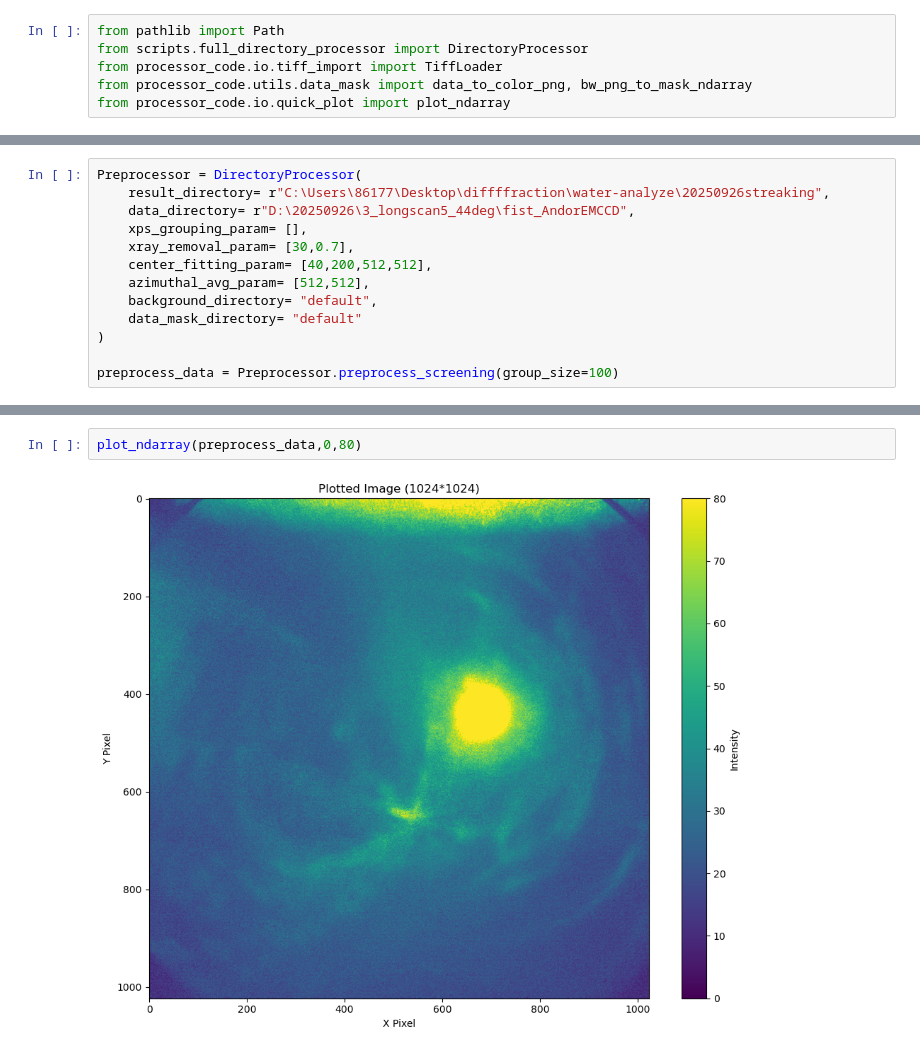
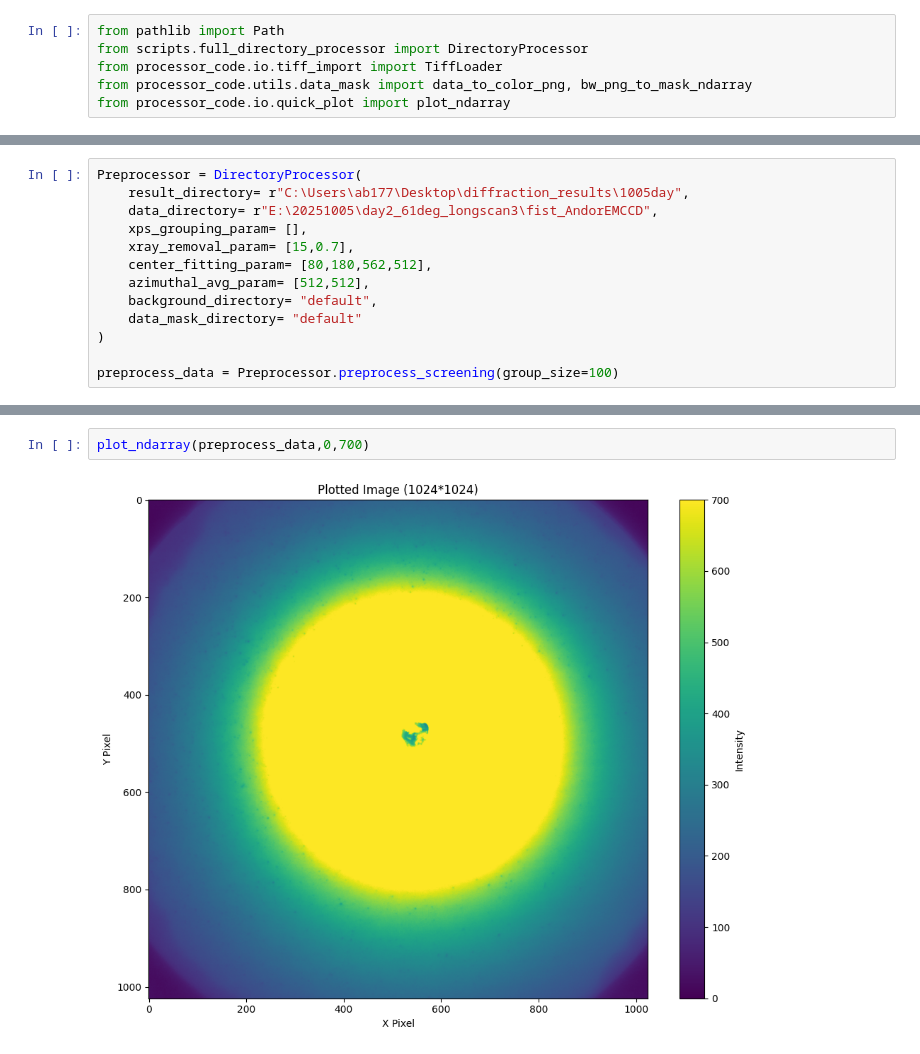
Before and after one commit to furran-ctrl/EMCCD_processor, a Jupyter notebook: examples/data_mask_preprocess.ipynb, the cells around one changed output, grey strips where cells are left out. Drawn from its saved outputs; the diff is of its cells as text.

Commit message:
working on plotting conventions

```diff
--- a/examples/data_mask_preprocess.ipynb
+++ b/examples/data_mask_preprocess.ipynb
@@ -24,10 +24,10 @@ Loaded background from: C:\Users\86177\Desktop\diffffraction\water-analyze\20250
 # %%
 Preprocessor = DirectoryProcessor(
-    result_directory= r"C:\Users\86177\Desktop\diffffraction\water-analyze\20250926streaking",
-    data_directory= r"D:\20250926\3_longscan5_44deg\fist_AndorEMCCD",
+    result_directory= r"C:\Users\ab177\Desktop\diffraction_results\1005day",
+    data_directory= r"E:\20251005\day2_61deg_longscan3\fist_AndorEMCCD",
     xps_grouping_param= [],
-    xray_removal_param= [30,0.7],
-    center_fitting_param= [40,200,512,512],
+    xray_removal_param= [15,0.7],
+    center_fitting_param= [80,180,562,512],
     azimuthal_avg_param= [512,512],
     background_directory= "default",
     data_mask_directory= "default"
@@ -68,7 +68,7 @@ Limited to 100 evenly spaced files (from 1530 total)
 ✓ Mean image computed from 100 images
 # %%
-plot_ndarray(preprocess_data,0,80)
+plot_ndarray(preprocess_data,0,700)
 # %% [output]
-[figure, old version]
+[figure, new version]
 # %%
 data_to_color_png(data_array=preprocess_data,
```
Also changed, not shown: parts of 4 cells of this notebook, 14 other files.
